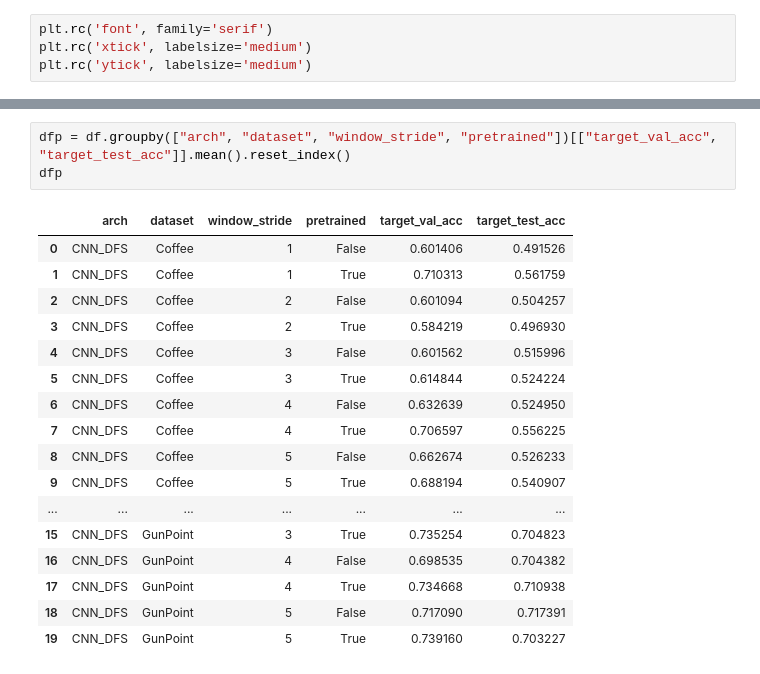
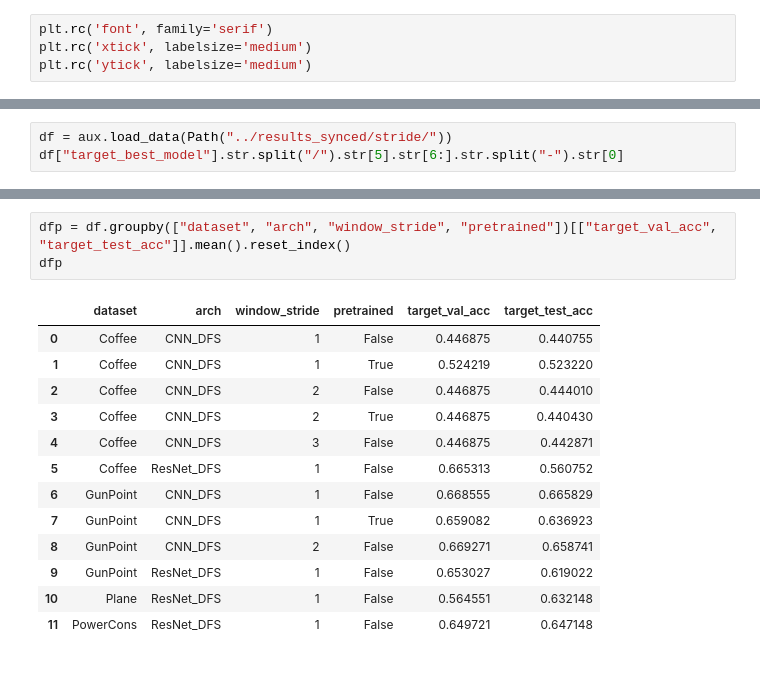
Before and after one commit to mbisan/s3ts, a Jupyter notebook: notebooks/exp_stride.ipynb, the cells around one changed output, grey strips where cells are left out. Cells and saved outputs as stored; diff of their text form.

```diff
--- a/notebooks/exp_stride.ipynb
+++ b/notebooks/exp_stride.ipynb
@@ -45,0 +20,3 @@ df
+# %%
+df = aux.load_data(Path("../results_synced/stride/"))
+df["target_best_model"].str.split("/").str[5].str[6:].str.split("-").str[0]
@@ -46,21 +41,17 @@ df
 # %%
-dfp = df.groupby(["arch", "dataset", "window_stride", "pretrained"])[["target_val_acc", "target_test_acc"]].mean().reset_index()
+dfp = df.groupby(["dataset", "arch", "window_stride", "pretrained"])[["target_val_acc", "target_test_acc"]].mean().reset_index()
 dfp
 # %% [output]
-|  | arch | dataset | window_stride | pretrained | target_val_acc | target_test_acc |
-| 0 | CNN_DFS | Coffee | 1 | False | 0.601406 | 0.491526 |
-| 1 | CNN_DFS | Coffee | 1 | True | 0.710313 | 0.561759 |
-| 2 | CNN_DFS | Coffee | 2 | False | 0.601094 | 0.504257 |
-| 3 | CNN_DFS | Coffee | 2 | True | 0.584219 | 0.496930 |
-| 4 | CNN_DFS | Coffee | 3 | False | 0.601562 | 0.515996 |
-| 5 | CNN_DFS | Coffee | 3 | True | 0.614844 | 0.524224 |
-| 6 | CNN_DFS | Coffee | 4 | False | 0.632639 | 0.524950 |
-| 7 | CNN_DFS | Coffee | 4 | True | 0.706597 | 0.556225 |
-| 8 | CNN_DFS | Coffee | 5 | False | 0.662674 | 0.526233 |
-| 9 | CNN_DFS | Coffee | 5 | True | 0.688194 | 0.540907 |
-| ... | ... | ... | ... | ... | ... | ... |
-| 15 | CNN_DFS | GunPoint | 3 | True | 0.735254 | 0.704823 |
-| 16 | CNN_DFS | GunPoint | 4 | False | 0.698535 | 0.704382 |
-| 17 | CNN_DFS | GunPoint | 4 | True | 0.734668 | 0.710938 |
-| 18 | CNN_DFS | GunPoint | 5 | False | 0.717090 | 0.717391 |
-| 19 | CNN_DFS | GunPoint | 5 | True | 0.739160 | 0.703227 |
+|  | dataset | arch | window_stride | pretrained | target_val_acc | target_test_acc |
+| 0 | Coffee | CNN_DFS | 1 | False | 0.446875 | 0.440755 |
+| 1 | Coffee | CNN_DFS | 1 | True | 0.524219 | 0.523220 |
+| 2 | Coffee | CNN_DFS | 2 | False | 0.446875 | 0.444010 |
+| 3 | Coffee | CNN_DFS | 2 | True | 0.446875 | 0.440430 |
+| 4 | Coffee | CNN_DFS | 3 | False | 0.446875 | 0.442871 |
+| 5 | Coffee | ResNet_DFS | 1 | False | 0.665313 | 0.560752 |
+| 6 | GunPoint | CNN_DFS | 1 | False | 0.668555 | 0.665829 |
+| 7 | GunPoint | CNN_DFS | 1 | True | 0.659082 | 0.636923 |
+| 8 | GunPoint | CNN_DFS | 2 | False | 0.669271 | 0.658741 |
+| 9 | GunPoint | ResNet_DFS | 1 | False | 0.653027 | 0.619022 |
+| 10 | Plane | ResNet_DFS | 1 | False | 0.564551 | 0.632148 |
+| 11 | PowerCons | ResNet_DFS | 1 | False | 0.649721 | 0.647148 |
```
Also changed, not shown: parts of 4 cells of this notebook, 29 other files.
